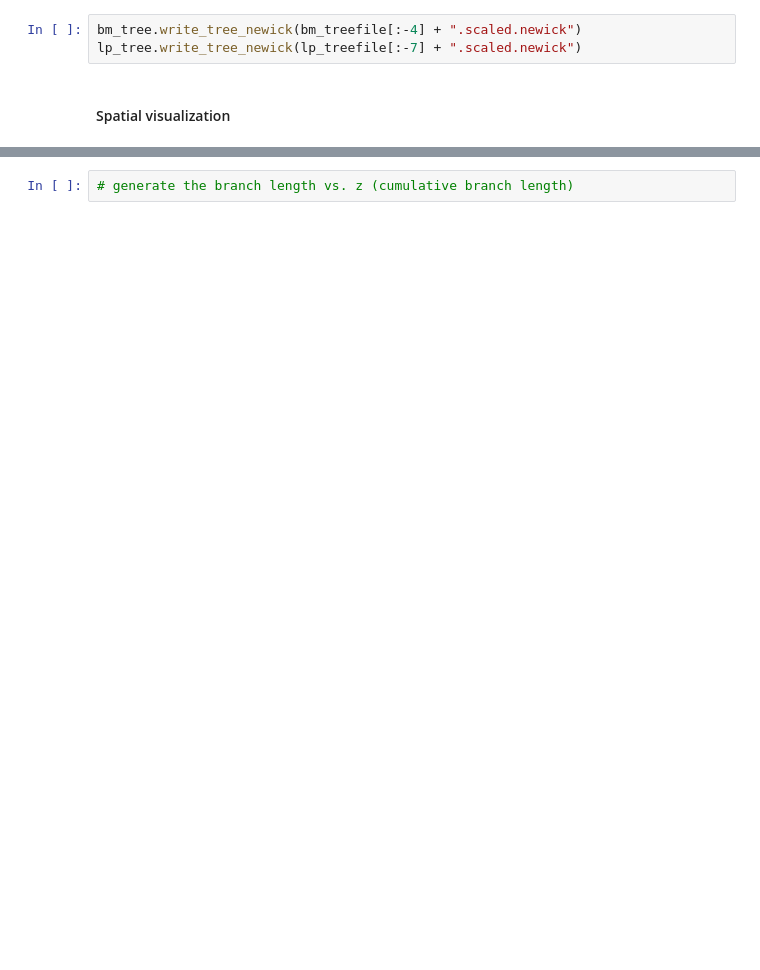
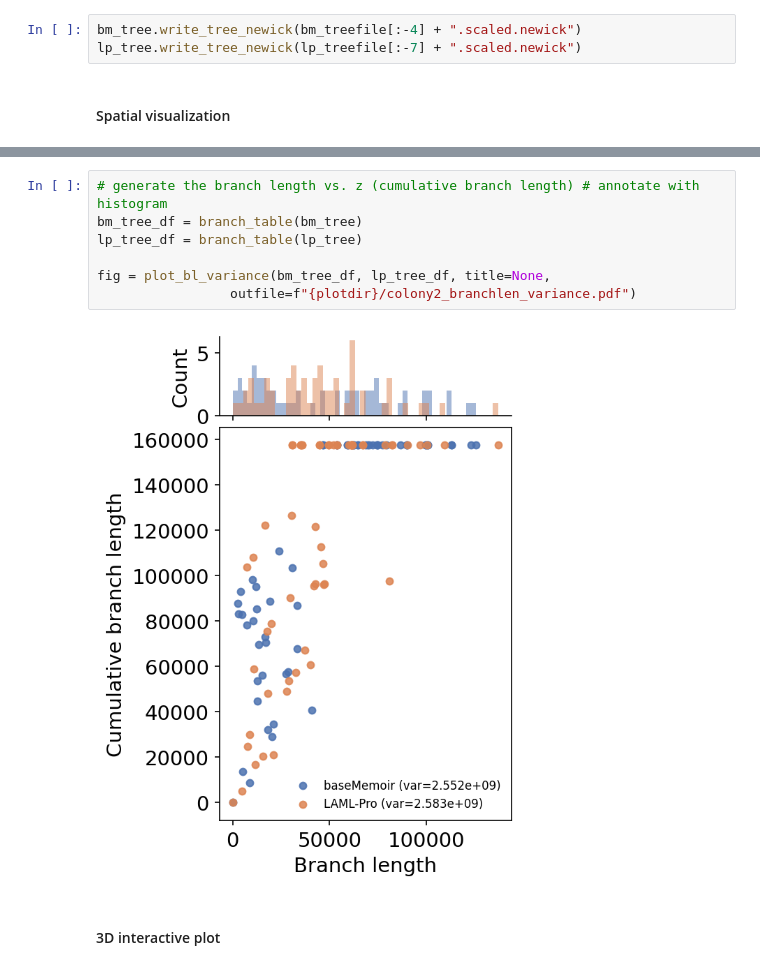
Before and after one commit to raphael-group/LAML-Pro-experiments, a Jupyter notebook: real_data/analysis/baseMemoir_eval_trialing.ipynb, the cells around one changed output, grey strips where cells are left out. Drawn from its saved outputs; the diff is of its cells as text; blank space fills up the shorter version.

```diff
--- a/real_data/analysis/baseMemoir_eval_trialing.ipynb
+++ b/real_data/analysis/baseMemoir_eval_trialing.ipynb
@@ -142,2 +230,11 @@ lp_tree.write_tree_newick(lp_treefile[:-7] + ".scaled.newick")
 # %%
-# generate the branch length vs. z (cumulative branch length)
+# generate the branch length vs. z (cumulative branch length) # annotate with histogram
+bm_tree_df = branch_table(bm_tree)
+lp_tree_df = branch_table(lp_tree)
+
+fig = plot_bl_variance(bm_tree_df, lp_tree_df, title=None,
+                 outfile=f"{plotdir}/colony2_branchlen_variance.pdf")
+# %% [output]
+[figure, added]
+# %% [markdown]
+#### 3D interactive plot
```
Also changed, not shown: parts of 41 cells of this notebook, 52 other files.
